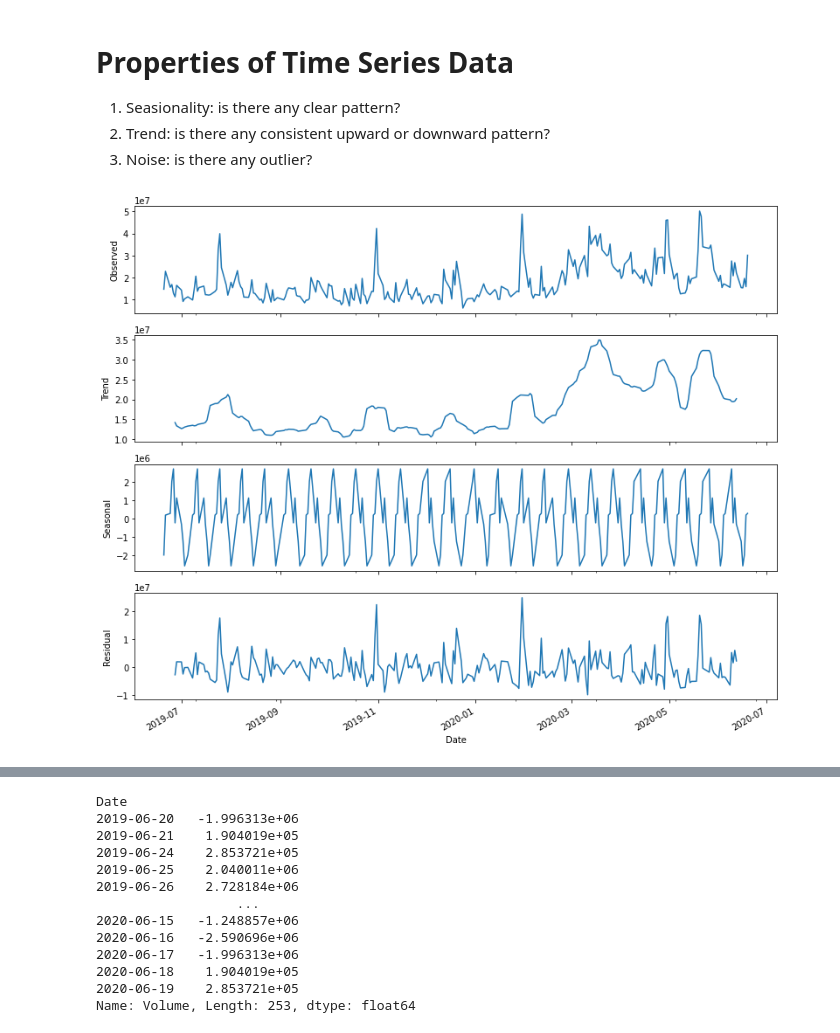
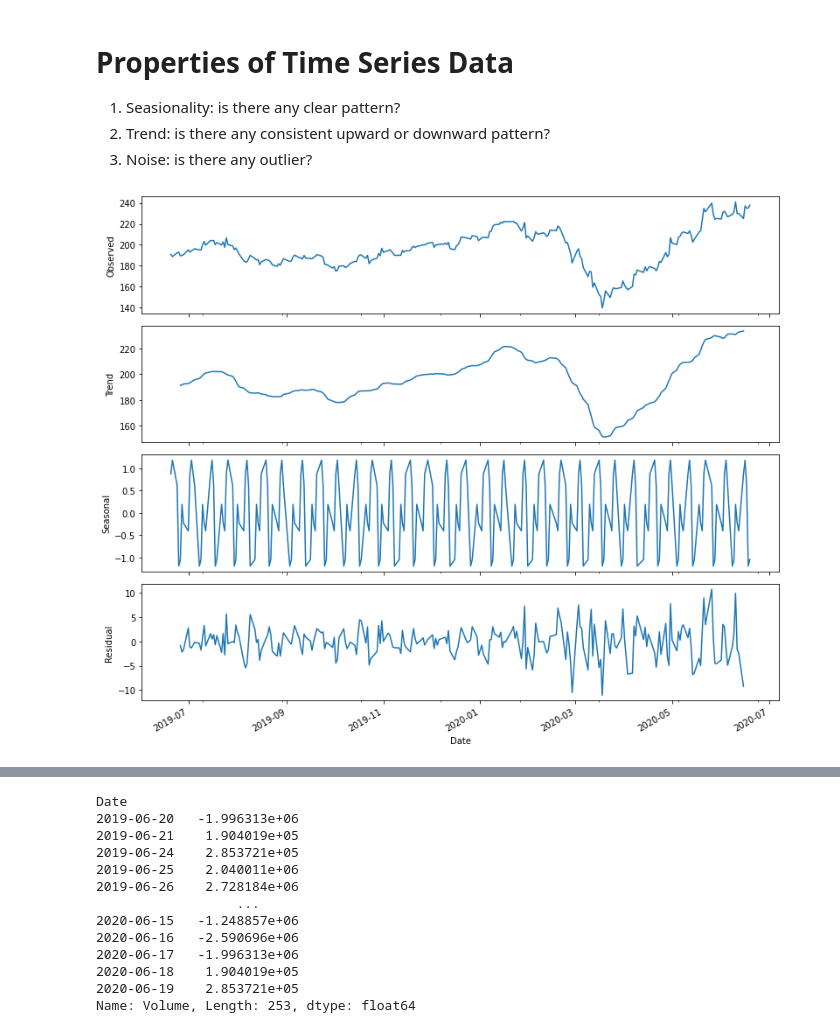
Before and after one commit to jessiejxyu2/ist526-1, a Jupyter notebook: time_series_analysis.ipynb, the cells around one changed output, grey strips where cells are left out. Drawn from its saved outputs; the diff is of its cells as text; code cells hidden in the pictures.

```diff
--- a/time_series_analysis.ipynb
+++ b/time_series_analysis.ipynb
@@ -46,6 +46,7 @@ df_stock = pd.read_csv('data/FB_data.csv', parse_dates=True, index_col = "Date")
 # adding Date as column and index
 df_stock['Date'] = df_stock.index
 
+df = df_stock
 # display
 display(df_stock.head())
 display(df_stock.tail())
@@ -488,11 +490,12 @@ import statsmodels.api as sm
 from pylab import rcParams
 # %%
 rcParams['figure.figsize'] = 11,9
-decomposition = sm.tsa.seasonal_decompose(x = df['Volume'], freq=10, model = 'Additive')
+#decomposition = sm.tsa.seasonal_decompose(x = df['Open'], freq=12, model = 'Additive')
+decomposition = sm.tsa.seasonal_decompose(x = df['Open'], freq=8, model = 'Multiplicative')
 fig = decomposition.plot()
 plt.show()
 # %% [output]
-[figure, old version]
+[figure, new version]
 # %%
 display(dir(decomposition))
 # %% [output]
```
Also changed, not shown: parts of 6 cells of this notebook.
